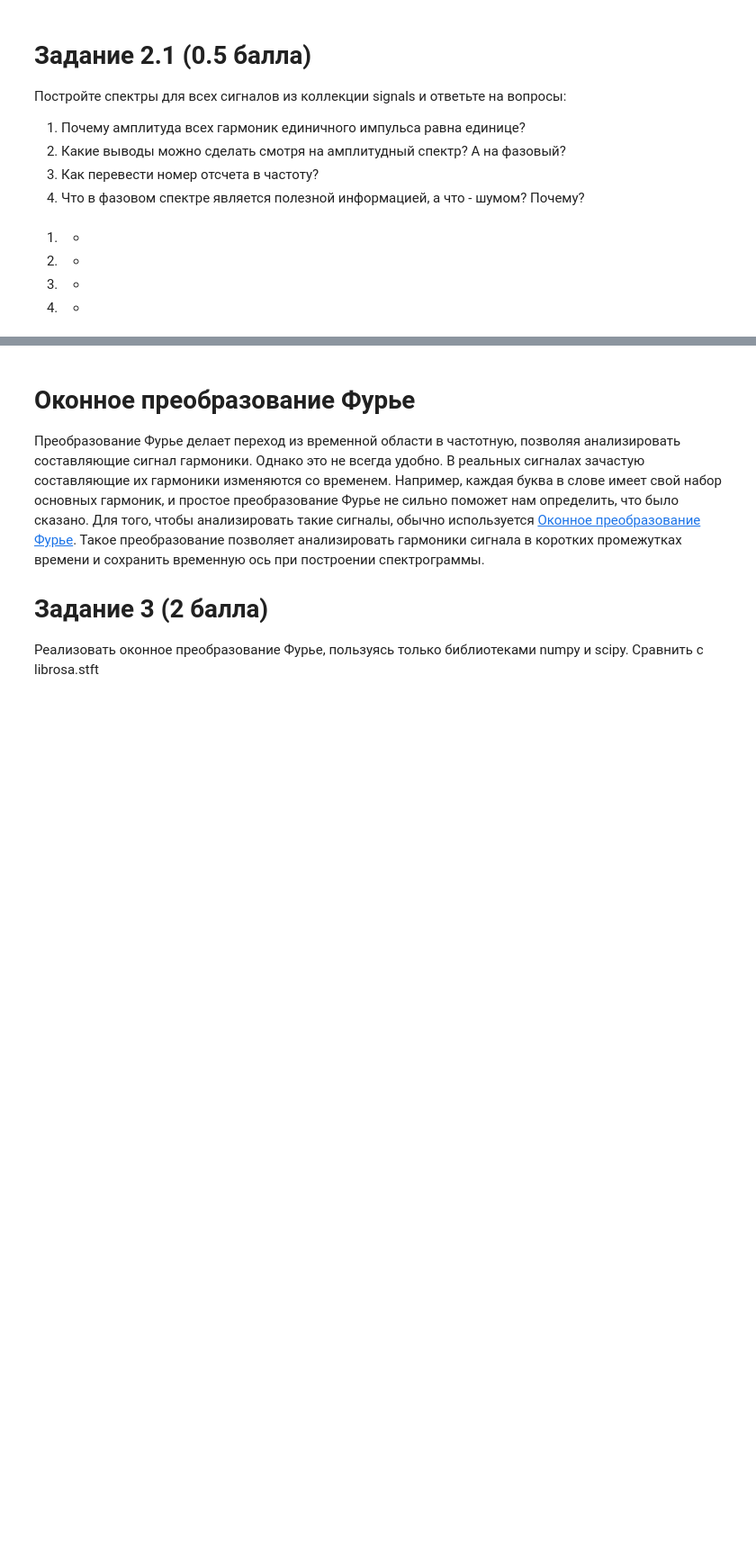
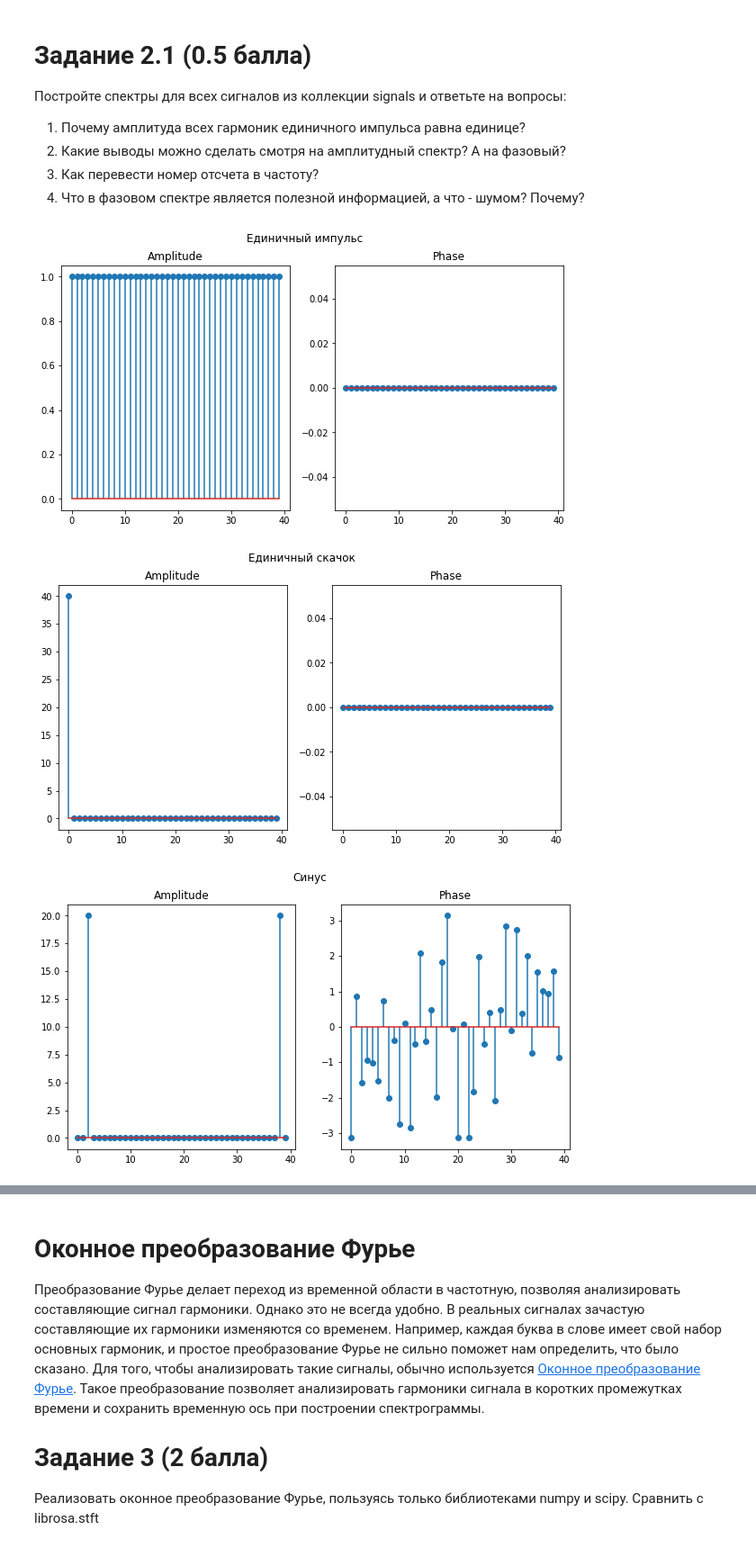
Before and after one commit to NikitaSUAI/DSPcourse, a Jupyter notebook: lab2.ipynb, the cells around one changed output, grey strips where cells are left out. Shown at 90% size. Saved outputs shown, nothing was run; the diff lists cells and outputs as text; code cells hidden in the pictures; blank space fills up the shorter version.

```diff
--- a/lab2.ipynb
+++ b/lab2.ipynb
@@ -72,11 +72,9 @@ $$ X_k = \sum_{n=0}^{N-1} x_n * e^{2i\pi k n/N} $$
 Реализовать дискретное преобразование Фурье. Сравнить с реализацией scipy.fft.fft
 # %%
 def DFT(x):
-    X = np.zeros(int(len(x)))
+    X = np.zeros_like(x, dtype=np.complex128)
     N = len(x)
-    const = -2j * np.pi / N
-    z = lambda n, k: np.exp(const * k * n)
+    const = np.exp(complex(0, -2 * np.pi / N))
     for k in range(len(X)):
-        X[k] = np.sum([x[n] * z(n, k) for n in range(N)])
-        pass
+        X[k] = np.sum([x[n] * const ** (n * k) for n in range(N)])
     return X
@@ -241,8 +231,17 @@ def draw_spec(spec, name=None, draw_A=True, draw_p=True, figsize=(14, 3)):
 1. Какие выводы можно сделать смотря на амплитудный спектр? А на фазовый?
 1. Как перевести номер отсчета в частоту?
 1. Что в фазовом спектре является полезной информацией, а что - шумом? Почему?
-# %% [markdown]
-1. -
-2. -
-3. -
-4. -
+# %%
+for name, sig in signals.items():
+    fig, ax = plt.subplots(ncols=2, figsize=(10, 5))
+    spec = scipy.fft.fft(sig)
+    ax[0].stem(np.absolute(spec))
+    ax[0].set_title("Amplitude")
+
+    ax[1].stem(np.angle(spec))
+    ax[1].set_title("Phase")
+    fig.suptitle(name)
+# %% [output]
+[figure, added]
+[figure, added]
+[figure, added]
```
Also changed, not shown: parts of 18 cells of this notebook.
